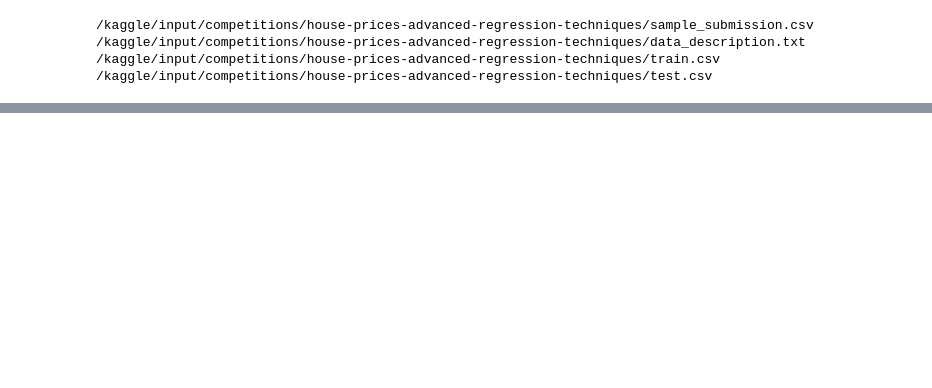
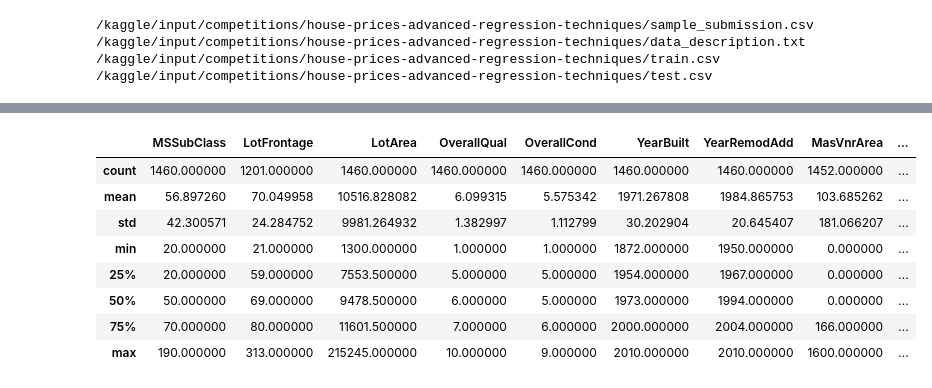
Before and after one commit to abderrazzakchafi/house-prices-advanced-regression, a Jupyter notebook: House-Prices-Regression.ipynb, the cells around one changed output, grey strips where cells are left out. Saved outputs shown, nothing was run; the diff lists cells and outputs as text; code cells hidden in the pictures; blank space fills up the shorter version.

```diff
--- a/House-Prices-Regression.ipynb
+++ b/House-Prices-Regression.ipynb
@@ -34,0 +30,32 @@ import seaborn as sns
+# %%
+# ─── ──────────────────────────────────
+import pandas as pd
+import numpy as np
+
+# ─── Visualization ───────────────────────
+import matplotlib.pyplot as plt
+import seaborn as sns
+
+# ─── Pipelines Scikit-Learn ────────────────────────
+from sklearn.base import BaseEstimator, TransformerMixin
+from sklearn.pipeline import Pipeline
+from sklearn.compose import ColumnTransformer
+
+# ─── 4.Preprocessing ───────────────────────────
+from sklearn.impute import SimpleImputer
+from sklearn.preprocessing import StandardScaler, OneHotEncoder, TargetEncoder
+
+# ─── 5. Validation ───────────────────────────────
+from sklearn.ensemble import RandomForestRegressor
+from sklearn.model_selection import KFold, cross_val_score
+
+# ─── 6. warnings ───────────────────────────────────────
+import warnings
+warnings.filterwarnings('ignore')
+
+#───Settings ───────────────────────────────────────
+sns.set_theme(style='whitegrid', palette='muted', font_scale=1.1)
+plt.rcParams['figure.dpi'] = 120
+pd.set_option('display.max_columns', None)
+
+print("The professional setup is available and the workshop is fully equipped!")
@@ -85,0 +89,12 @@ dtype: float64
+# %%
+X.describe()
+# %% [output]
+|  | MSSubClass | LotFrontage | LotArea | OverallQual | OverallCond | YearBuilt | YearRemodAdd | MasVnrArea | ... |
+| count | 1460.000000 | 1201.000000 | 1460.000000 | 1460.000000 | 1460.000000 | 1460.000000 | 1460.000000 | 1452.000000 | ... |
+| mean | 56.897260 | 70.049958 | 10516.828082 | 6.099315 | 5.575342 | 1971.267808 | 1984.865753 | 103.685262 | ... |
+| std | 42.300571 | 24.284752 | 9981.264932 | 1.382997 | 1.112799 | 30.202904 | 20.645407 | 181.066207 | ... |
+| min | 20.000000 | 21.000000 | 1300.000000 | 1.000000 | 1.000000 | 1872.000000 | 1950.000000 | 0.000000 | ... |
+| 25% | 20.000000 | 59.000000 | 7553.500000 | 5.000000 | 5.000000 | 1954.000000 | 1967.000000 | 0.000000 | ... |
+| 50% | 50.000000 | 69.000000 | 9478.500000 | 6.000000 | 5.000000 | 1973.000000 | 1994.000000 | 0.000000 | ... |
+| 75% | 70.000000 | 80.000000 | 11601.500000 | 7.000000 | 6.000000 | 2000.000000 | 2004.000000 | 166.000000 | ... |
+| max | 190.000000 | 313.000000 | 215245.000000 | 10.000000 | 9.000000 | 2010.000000 | 2010.000000 | 1600.000000 | ... |
```
Also changed, not shown: parts of 8 cells of this notebook.
